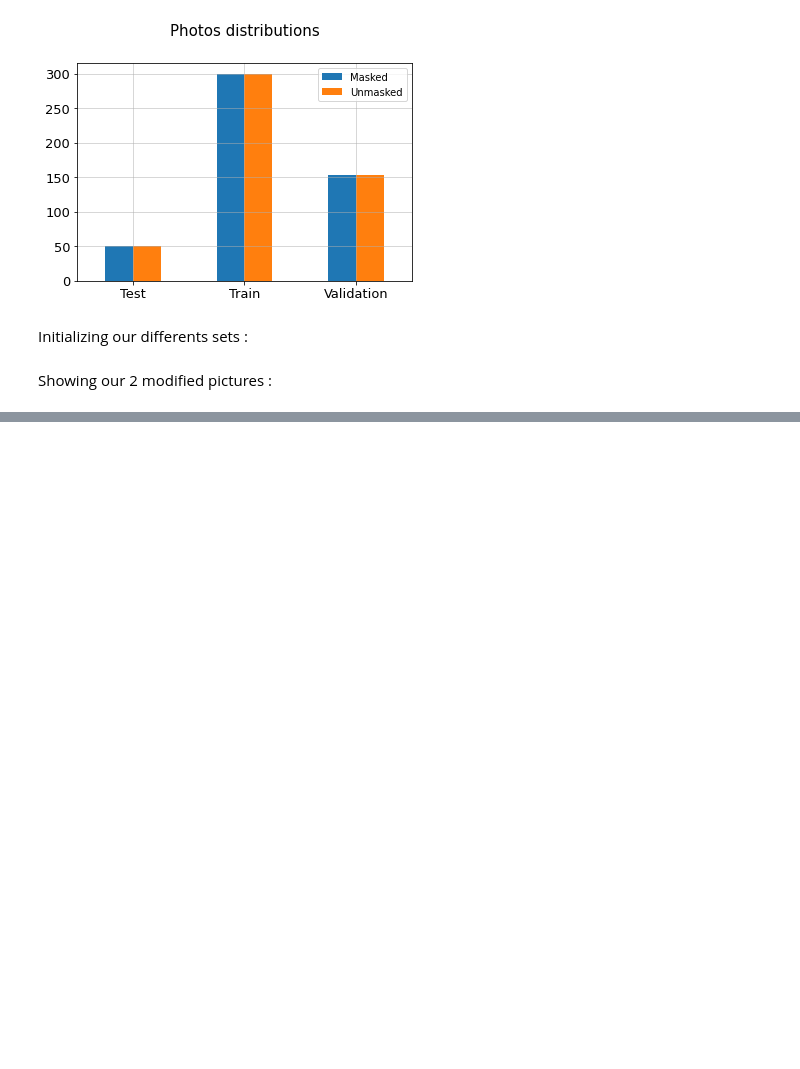
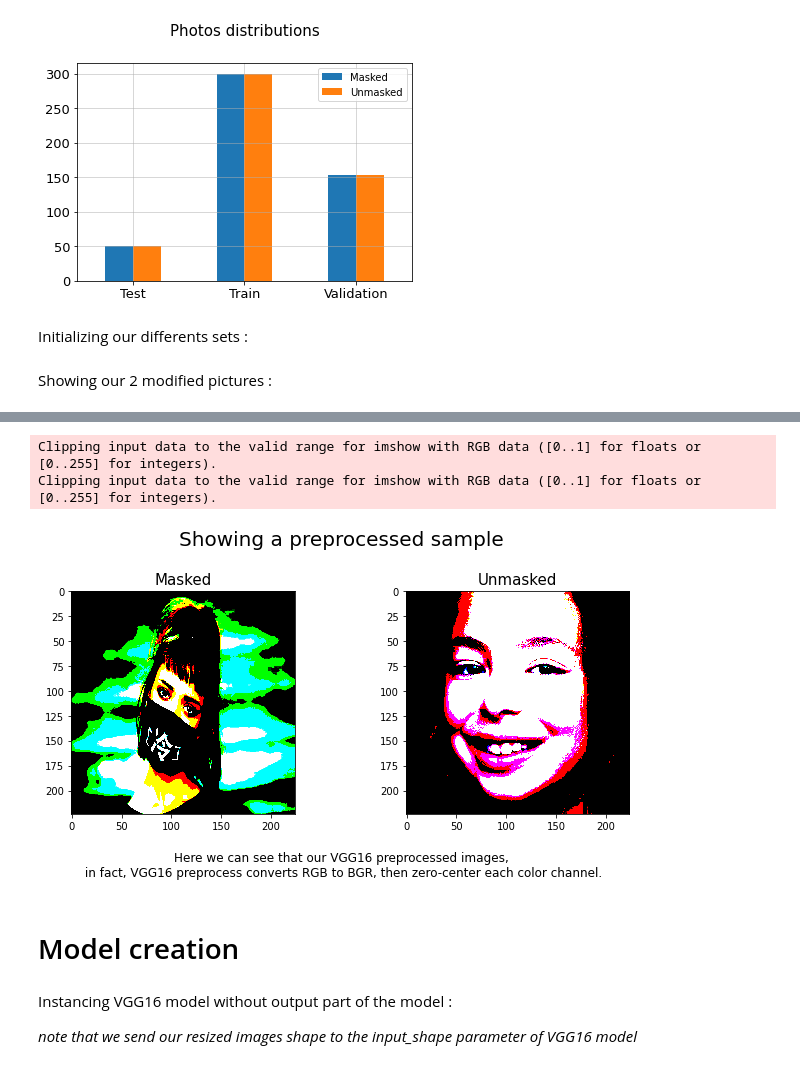
Before and after one commit to Hpdvn/Mask_On_Face, a Jupyter notebook: main.ipynb, the cells around one changed output, grey strips where cells are left out. Cells and saved outputs as stored; diff of their text form; code cells hidden in the pictures; blank space fills up the shorter version.

```diff
--- a/main.ipynb
+++ b/main.ipynb
@@ -139,0 +146,31 @@ plt.show()
+# %%
+X_train = list(map(img_to_array,X_train))
+X_test = list(map(img_to_array,X_test))
+X_Valid = list(map(img_to_array,X_Valid))
+
+for item in [X_train, X_test, X_Valid] :
+    item = list(map(preprocess_input, item))
+# %%
+fig, ax = plt.subplot_mosaic([['Masked', 'Unmasked']], figsize=(10, 5))
+
+ax['Masked'].imshow(X_test[0])
+ax['Unmasked'].imshow((X_test[50]))
+
+ax['Masked'].set_title('Masked', fontsize="15")
+ax['Unmasked'].set_title('Unmasked', fontsize="15")
+
+fig.suptitle('Showing a preprocessed sample', fontsize="20")
+plt.subplots_adjust(wspace=0.5)
+fig.supxlabel(
+    'Here we can see that our VGG16 preprocessed images,\n in fact, VGG16 preprocess converts RGB to BGR, then zero-center each color channel.')
+plt.show()
+# %% [output]
+Clipping input data to the valid range for imshow with RGB data ([0..1] for floats or [0..255] for integers).
+Clipping input data to the valid range for imshow with RGB data ([0..1] for floats or [0..255] for integers).
+[figure, added]
+# %% [markdown]
+# Model creation <a class="anchor" id="section_4"></a>
+# %% [markdown]
+Instancing VGG16 model without output part of the model :
+
+<em>note that we send our resized images shape to the input_shape parameter of VGG16 model</em>
```
Also changed, not shown: parts of 12 cells of this notebook.
